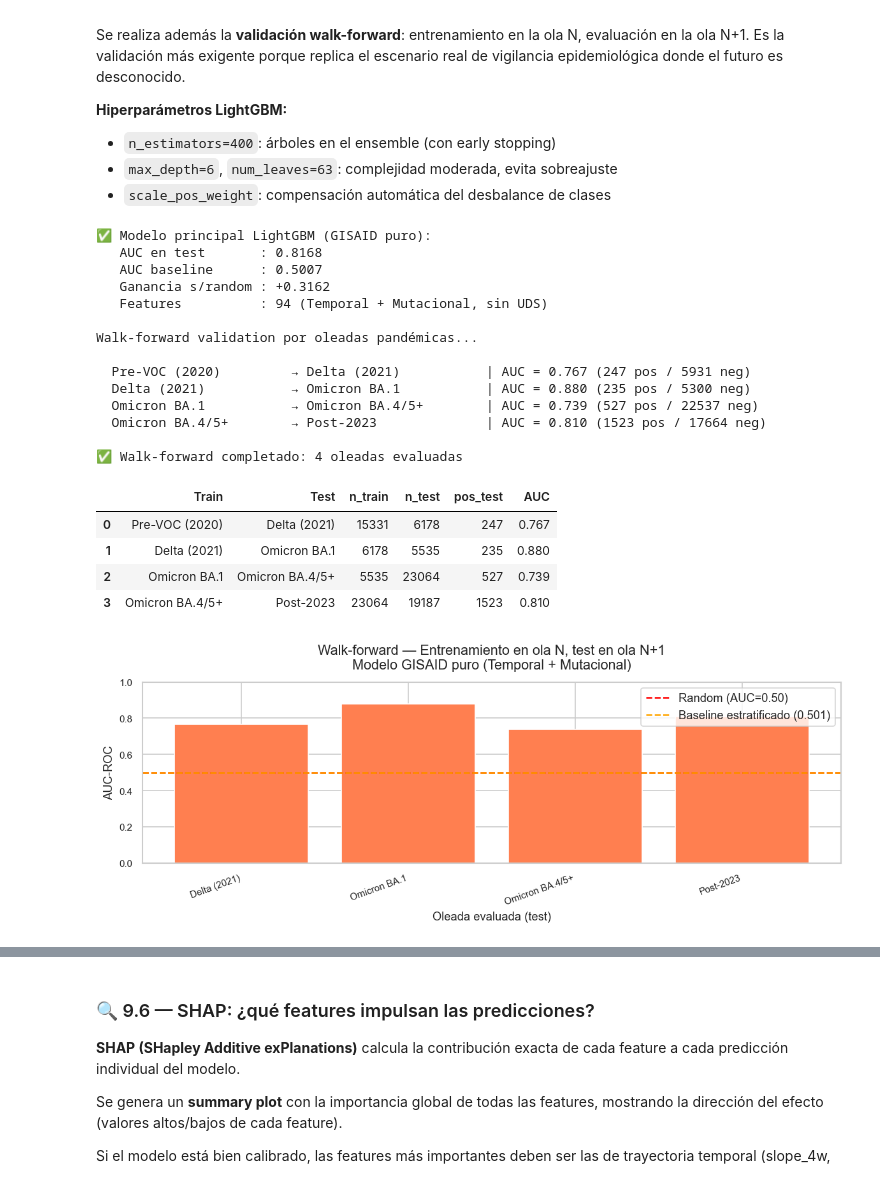
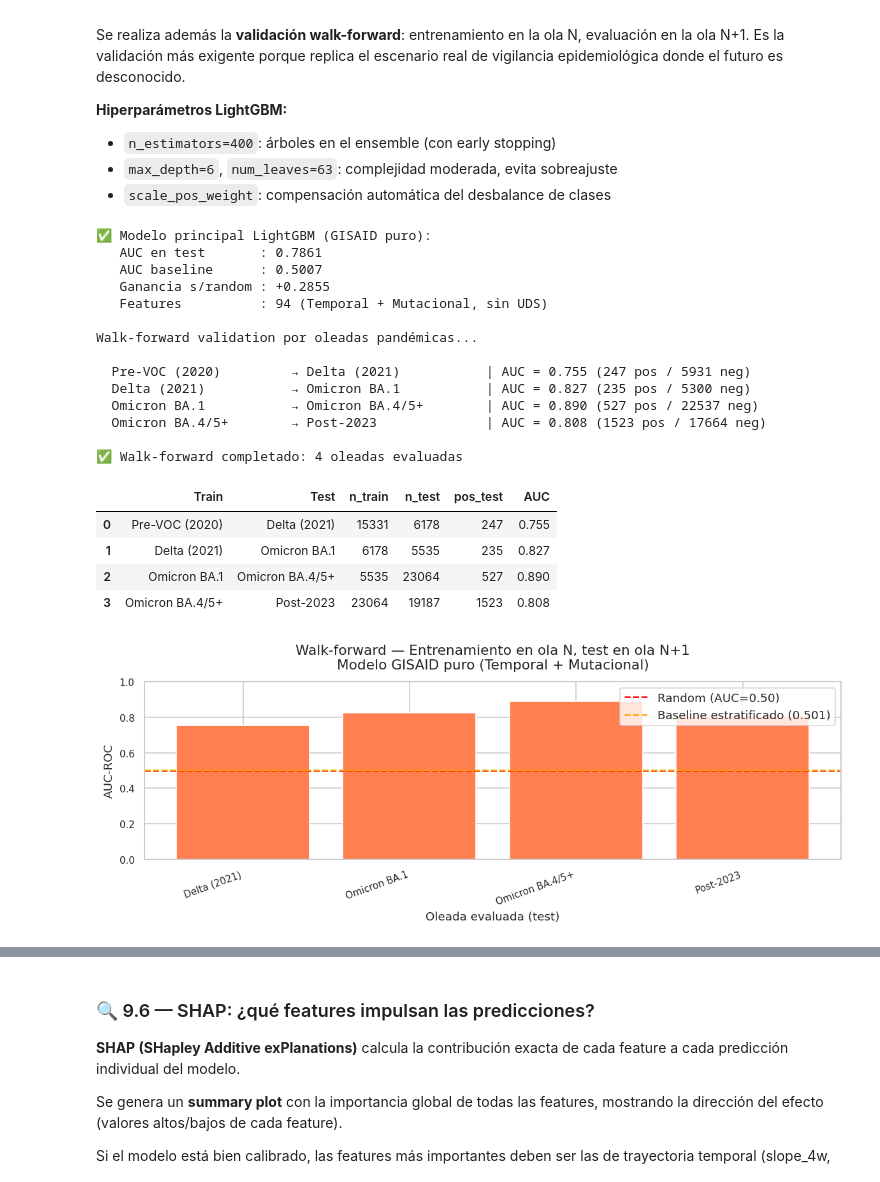
Before and after one commit to Seryce/TFM, a Jupyter notebook: TFMe.ipynb, the cells around one changed output, grey strips where cells are left out. Saved outputs shown, nothing was run; the diff lists cells and outputs as text; code cells hidden in the pictures.

```diff
--- a/TFMe.ipynb
+++ b/TFMe.ipynb
@@ -1963,10 +1969,7 @@ calculadas en 8.4-8.5. El dataset resultante tiene:
 # ---------------------------------------------------------------------------
 
 # 1. Features de mutaciones top-80 por varianza temporal (de GISAID)
-# Seleccion de mutaciones usando SOLO semanas de entrenamiento (evita leakage)
-CUTOFF_WEEK_8_6 = pd.Timestamp('2023-06-01')  # mismo que CUTOFF_WEEK en seccion 9
-freq_matrix_train = freq_matrix_mut.loc[freq_matrix_mut.index < CUTOFF_WEEK_8_6]
-top80_muts = freq_matrix_train.var(axis=0).nlargest(80).index.tolist()
+top80_muts = freq_matrix_mut.var(axis=0).sort_values(ascending=False).head(80).index.tolist()
 
 print('Añadiendo features mutacionales (GISAID) al dataset temporal...')
 df_week_muts = freq_matrix_mut[top80_muts].reset_index()
@@ -2026,7 +2029,7 @@ n_ganados = n_unmatched_antes - n_unmatched_despues
 df_temporal[ipe_cols_meta] = df_temporal[ipe_cols_meta].fillna(0).astype('float32')
 df_temporal['has_P1_signal'] = (df_temporal['n_P1'] > 0).astype('int8')
 
-print(f'   Metadato IPE añadido — clados con señal UDS: {df_temporal.loc[df_temporal["IPE_score"] > 0, "clade"].nunique()} clados')
+print(f'   Metadato IPE añadido — clados con señal UDS: {(df_temporal["IPE_score"] > 0).nunique()} clados')
 print(f'   Filas ganadas por propagación prefijo: +{n_ganados:,}')
 
 # 3. Definir FEATURE_COLS y UDS_FEATURES (separados por diseño)
@@ -2512,8 +2515,7 @@ entrenamiento, y lo posterior es test.
 # ---------------------------------------------------------------------------
 CUTOFF_WEEK = pd.Timestamp('2023-06-01')
 
-# Se excluyen las ultimas HORIZON semanas de train para evitar leakage en el target
-train_mask = df_ml['week'] < (CUTOFF_WEEK - pd.Timedelta(weeks=HORIZON))
+train_mask = df_ml['week'] <  CUTOFF_WEEK
 test_mask  = df_ml['week'] >= CUTOFF_WEEK
 
 X_train = df_ml.loc[train_mask, FEATURE_COLS]
@@ -2929,7 +2803,7 @@ escenario real de vigilancia epidemiológica donde el futuro es desconocido.
 - `scale_pos_weight`: compensación automática del desbalance de clases
 # %%
 # ---------------------------------------------------------------------------
-# Celda 9.5 — Modelo principal + Walk-Forward por oleadas (acumulativo)
+# Celda 9.5 — Modelo principal + Walk-Forward por oleadas
 # ---------------------------------------------------------------------------
 
 # Modelo principal: GISAID puro (Temporal + Mutacional), ya entrenado en 9.3
@@ -2943,7 +2817,7 @@ print(f'   AUC baseline      : {baseline_auc:.4f}')
 print(f'   Ganancia s/random : {xgb_auc - baseline_auc:+.4f}')
 print(f'   Features          : {len(FEATURE_COLS)} (Temporal + Mutacional, sin UDS)')
 
-# Walk-forward por oleadas pandémicas (entrenamiento ACUMULATIVO: olas 1..N → N+1)
+# Walk-forward por oleadas pandémicas
 WAVES = {
     'Pre-VOC (2020)'    : ('2020-01-01', '2021-06-01'),
     'Delta (2021)'      : ('2021-06-01', '2021-12-01'),
@@ -2954,24 +2828,23 @@ WAVES = {
 wave_names = list(WAVES.keys())
 wf_results = []
 
-print('\nWalk-forward validation por oleadas pandémicas (entrenamiento acumulativo)...\n')
+print('\nWalk-forward validation por oleadas pandémicas...\n')
 for i in range(len(wave_names) - 1):
     train_wave, test_wave = wave_names[i], wave_names[i+1]
     t0_tr, t1_tr = WAVES[train_wave]
     t0_te, t1_te = WAVES[test_wave]
 
-    # ACUMULATIVO: todo lo anterior al fin de la oleada de entrenamiento
-    mask_tr = df_ml['week'] < pd.Timestamp(t1_tr)
-    mask_te = (df_ml['week'] >= pd.Timestamp(t0_te)) & (df_ml['week'] < pd.Timestamp(t1_te))
+    mask_tr = (df_ml['week'] >= t0_tr) & (df_ml['week'] < t1_tr)
+    mask_te = (df_ml['week'] >= t0_te) & (df_ml['week'] < t1_te)
 
     y_tr_wf = df_ml.loc[mask_tr, TARGET_COL]
     y_te_wf = df_ml.loc[mask_te, TARGET_COL]
 
     if mask_tr.sum() < 100 or mask_te.sum() < 50:
-        print(f'  ⚠️ → {test_wave}: datos insuficientes')
+        print(f'  ⚠️ {train_wave} → {test_wave}: datos insuficientes')
         continue
     if y_tr_wf.sum() == 0 or y_te_wf.sum() == 0:
-        print(f'  ⚠️ → {test_wave}: una clase vacía')
+        print(f'  ⚠️ {train_wave} → {test_wave}: una clase vacía')
         continue
 
     spw_wf = (y_tr_wf == 0).sum() / max(y_tr_wf.sum(), 1)
@@ -2981,56 +2854,53 @@ for i in range(len(wave_names) - 1):
         y_tr_wf, y_te_wf, spw=spw_wf
     )
     wf_results.append({
-        'Train (acumulativo hasta)': train_wave,
-        'Test'    : test_wave,
-        'n_train' : int(mask_tr.sum()),
-        'n_test'  : int(mask_te.sum()),
-        'pos_test': int(y_te_wf.sum()),
-        'AUC'     : round(auc_wf, 3)
+        'Train': train_wave, 'Test': test_wave,
+        'n_train': int(mask_tr.sum()), 'n_test': int(mask_te.sum()),
+        'pos_test': int(y_te_wf.sum()), 'AUC': round(auc_wf, 3)
     })
-    print(f'  Hasta {train_wave:22s} → {test_wave:22s} | AUC = {auc_wf:.3f} '
+    print(f'  {train_wave:22s} → {test_wave:22s} | AUC = {auc_wf:.3f} '
           f'({y_te_wf.sum()} pos / {(y_te_wf==0).sum()} neg)')
 
 df_wf = pd.DataFrame(wf_results)
 print(f'\n✅ Walk-forward completado: {len(df_wf)} oleadas evaluadas')
 display(df_wf)
 
 # Gráfico walk-forward
 if len(df_wf) > 0:
     fig, ax = plt.subplots(figsize=(10, 4))
     colors_wf = ['coral' if a > 0.5 else 'steelblue' for a in df_wf['AUC']]
     ax.bar(df_wf['Test'], df_wf['AUC'], color=colors_wf, edgecolor='white')
     ax.axhline(0.5,          color='red',    lw=1.5, ls='--', label='Random (AUC=0.50)')
     ax.axhline(baseline_auc, color='orange', lw=1.5, ls='--',
                label=f'Baseline estratificado ({baseline_auc:.3f})')
     ax.set_ylim(0, 1)
     ax.set_xlabel('Oleada evaluada (test)')
     ax.set_ylabel('AUC-ROC')
-    ax.set_title('Walk-forward acumulativo — Entrenamiento en olas 1..N, test en ola N+1\n'
+    ax.set_title('Walk-forward — Entrenamiento en ola N, test en ola N+1\n'
                  'Modelo GISAID puro (Temporal + Mutacional)', pad=12)
     ax.legend()
     plt.xticks(rotation=20, ha='right')
     plt.tight_layout()
     plt.savefig(OUTDIR / '9_5_walkforward.png', dpi=120, bbox_inches='tight')
     plt.show()
 # %% [output]
 ✅ Modelo principal LightGBM (GISAID puro):
-   AUC en test       : 0.8168
+   AUC en test       : 0.7861
    AUC baseline      : 0.5007
-   Ganancia s/random : +0.3162
+   Ganancia s/random : +0.2855
    Features          : 94 (Temporal + Mutacional, sin UDS)
 
 Walk-forward validation por oleadas pandémicas...
 
-  Pre-VOC (2020)         → Delta (2021)           | AUC = 0.767 (247 pos / 5931 neg)
-  Delta (2021)           → Omicron BA.1           | AUC = 0.880 (235 pos / 5300 neg)
-  Omicron BA.1           → Omicron BA.4/5+        | AUC = 0.739 (527 pos / 22537 neg)
-  Omicron BA.4/5+        → Post-2023              | AUC = 0.810 (1523 pos / 17664 neg)
+  Pre-VOC (2020)         → Delta (2021)           | AUC = 0.755 (247 pos / 5931 neg)
+  Delta (2021)           → Omicron BA.1           | AUC = 0.827 (235 pos / 5300 neg)
+  Omicron BA.1           → Omicron BA.4/5+        | AUC = 0.890 (527 pos / 22537 neg)
+  Omicron BA.4/5+        → Post-2023              | AUC = 0.808 (1523 pos / 17664 neg)
 
 ✅ Walk-forward completado: 4 oleadas evaluadas
 |  | Train | Test | n_train | n_test | pos_test | AUC |
-| 0 | Pre-VOC (2020) | Delta (2021) | 15331 | 6178 | 247 | 0.767 |
-| 1 | Delta (2021) | Omicron BA.1 | 6178 | 5535 | 235 | 0.880 |
-| 2 | Omicron BA.1 | Omicron BA.4/5+ | 5535 | 23064 | 527 | 0.739 |
-| 3 | Omicron BA.4/5+ | Post-2023 | 23064 | 19187 | 1523 | 0.810 |
+| 0 | Pre-VOC (2020) | Delta (2021) | 15331 | 6178 | 247 | 0.755 |
+| 1 | Delta (2021) | Omicron BA.1 | 6178 | 5535 | 235 | 0.827 |
+| 2 | Omicron BA.1 | Omicron BA.4/5+ | 5535 | 23064 | 527 | 0.890 |
+| 3 | Omicron BA.4/5+ | Post-2023 | 23064 | 19187 | 1523 | 0.808 |
-[figure, old version]
+[figure, new version]
```
Also changed, not shown: parts of 40 cells of this notebook, 40 other files.
